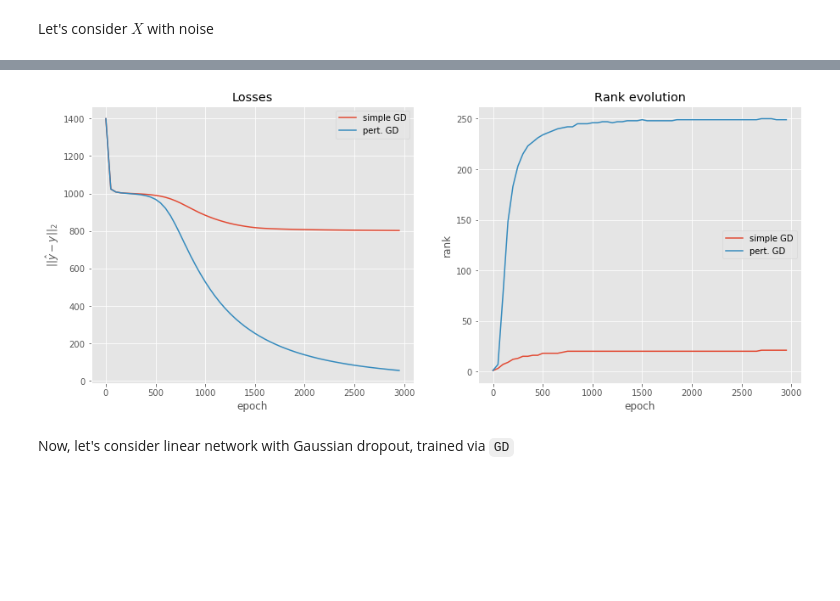
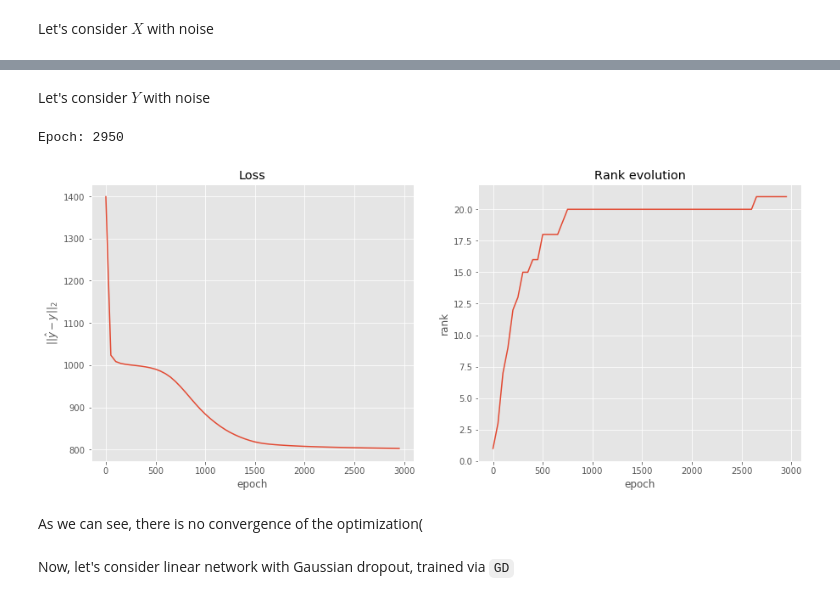
Before and after one commit to AlexanderKagan/Gradient-Descent-Trajectories-in-DNN-Optimization, a Jupyter notebook: GD_Experiments.ipynb, the cells around one changed output, grey strips where cells are left out. Saved outputs shown, nothing was run; the diff lists cells and outputs as text; code cells hidden in the pictures; blank space fills up the shorter version.

```diff
--- a/GD_Experiments.ipynb
+++ b/GD_Experiments.ipynb
@@ -132,24 +112,18 @@ Let's show comparison between `GD` and `Perturbed GD`
-# %%
-verbose_interval=50
-plt.style.use('ggplot')
-axis = range(0, verbose_interval * len(loss_hist_gd), verbose_interval)
-fig, (ax1, ax2) = plt.subplots(1, 2, figsize=(15, 6))
-ax1.plot(axis, loss_hist_gd, label='simple GD')
-ax1.plot(axis, loss_hist_gd_ns, label='pert. GD')
-ax1.legend()
-ax1.set_title('Losses')
-ax1.set_xlabel('epoch')
-ax1.set_ylabel('$||\hat{y} - y||_2$')
-
-ax2.plot(axis, rank_hist_gd, label='simple GD')
-ax2.plot(axis, rank_hist_gd_ns, label='pert. GD')
-ax2.legend()
-ax2.set_title('Rank evolution')
-ax2.set_xlabel('epoch')
-ax2.set_ylabel('rank')
-plt.show()
-# %% [output]
-[figure, removed]
+# %% [markdown]
+Let's consider $Y$ with noise
+# %%
+net_y = deepcopy(net)
+opt = torch.optim.SGD(net_y.parameters(), lr=1e-2)
+data_y = NoisyDataset('y', data, 0.1)
+criterion = nn.MSELoss()
+loader = DataLoader(data_y, batch_size=num_points, drop_last=False)
+# %%
+loss_hist_y, rank_hist_y = train_nn(net_y, opt, loader, criterion, num_epochs=3000, with_noise=False, sigma_noise=20.)
+# %% [output]
+Epoch: 2950
+[figure, added]
+# %% [markdown]
+As we can see, there is no convergence of the optimization(
 # %% [markdown]
 Now, let's consider linear network with Gaussian dropout, trained via `GD`
 # %%
```
Also changed, not shown: parts of 14 cells of this notebook.
